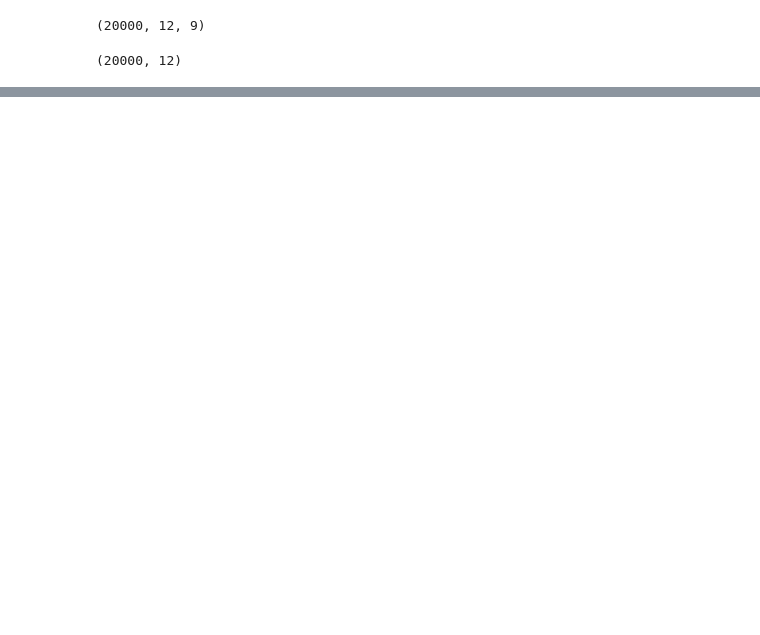
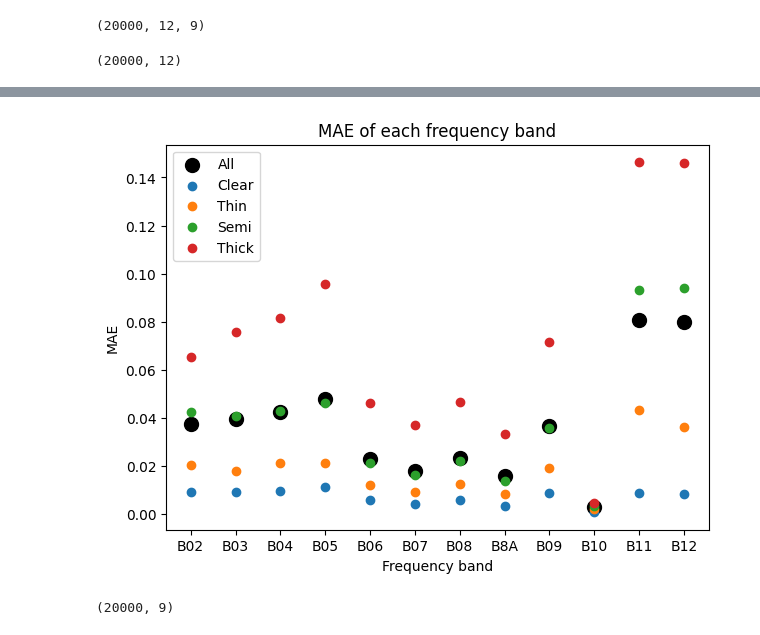
Before and after one commit to filipronn/SEEX30_Cloud_Fog, a Jupyter notebook: Cloud_rm/evaluate_model.ipynb, the cells around one changed output, grey strips where cells are left out. Saved outputs shown, nothing was run; the diff lists cells and outputs as text; code cells hidden in the pictures; blank space fills up the shorter version.

```diff
--- a/Cloud_rm/evaluate_model.ipynb
+++ b/Cloud_rm/evaluate_model.ipynb
@@ -271,0 +272,42 @@ Text(0.5, 1.0, '23 < COT < 50 (thick)')
+# %%
+testindices=y_test.index
+COTs=np.array(df['COT'].iloc[testindices])
+
+#Divide into bins depending on COT
+clear_true = y_test.to_numpy()[(COTs==0),:]
+clear_pred = pred_y[(COTs==0),:,:]
+thin_true = y_test.to_numpy()[(COTs>0) &  (COTs<3.6),:]
+thin_pred = pred_y[(COTs>0) & (COTs<3.6),:,:]
+semi_true = y_test.to_numpy()[(COTs>=3.6) & (COTs<23),:]
+semi_pred = pred_y[(COTs>=3.6) & (COTs<23),:,:]
+thick_true = y_test.to_numpy()[(COTs>=23),:]
+thick_pred = pred_y[(COTs>=23),:,:]
+
+
+#Find and print MAE of each band
+MAE_col_tot = np.mean(np.abs(y_test.to_numpy()-pred_y[:,:,index_median]),axis=0)
+MAE_col_clear = np.mean(np.abs(clear_true-clear_pred[:,:,index_median]),axis=0)
+MAE_col_thin = np.mean(np.abs(thin_true-thin_pred[:,:,index_median]),axis=0)
+MAE_col_semi = np.mean(np.abs(semi_true-semi_pred[:,:,index_median]),axis=0)
+MAE_col_thick = np.mean(np.abs(thick_true-thick_pred[:,:,index_median]),axis=0)
+
+x=np.arange(np.size(MAE_col_tot))
+plt.rcParams["figure.figsize"] = [7, 5]
+plt.figure()
+plt.scatter(x,MAE_col_tot,c='black',s=100)
+plt.scatter(x,MAE_col_clear)
+plt.scatter(x,MAE_col_thin)
+plt.scatter(x,MAE_col_semi)
+plt.scatter(x,MAE_col_thick)
+plt.xticks(x, ['B02','B03','B04','B05','B06','B07','B08','B8A','B09','B10','B11','B12'])
+plt.title('MAE of each frequency band')
+plt.xlabel('Frequency band')
+plt.ylabel('MAE')
+plt.legend(['All','Clear','Thin','Semi','Thick'])
+plt.show()
+# %% [output]
+[figure, added]
+# %%
+np.shape(pred_y_11)
+# %% [output]
+(20000, 9)
```
Also changed, not shown: parts of 23 cells of this notebook, 17 other files.
